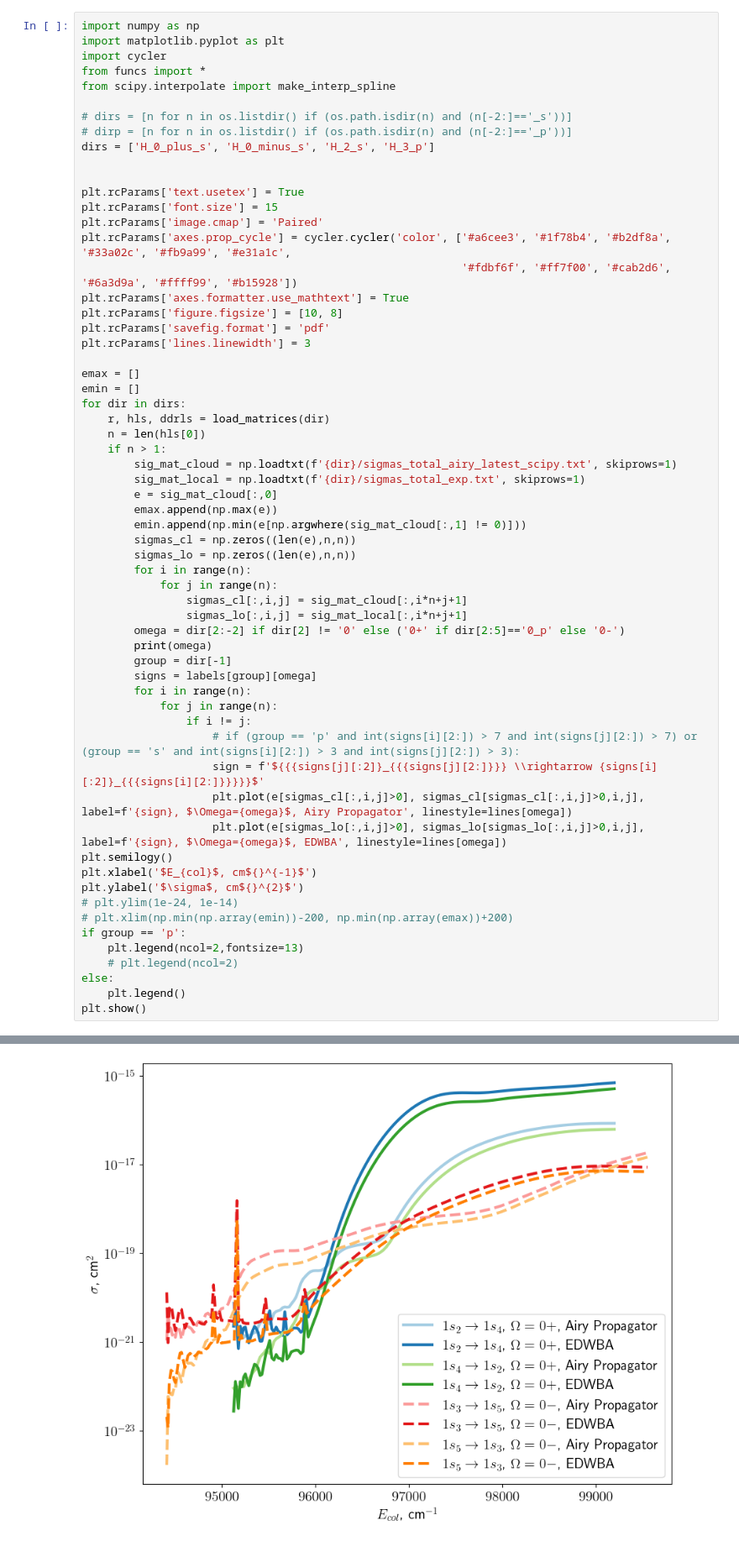
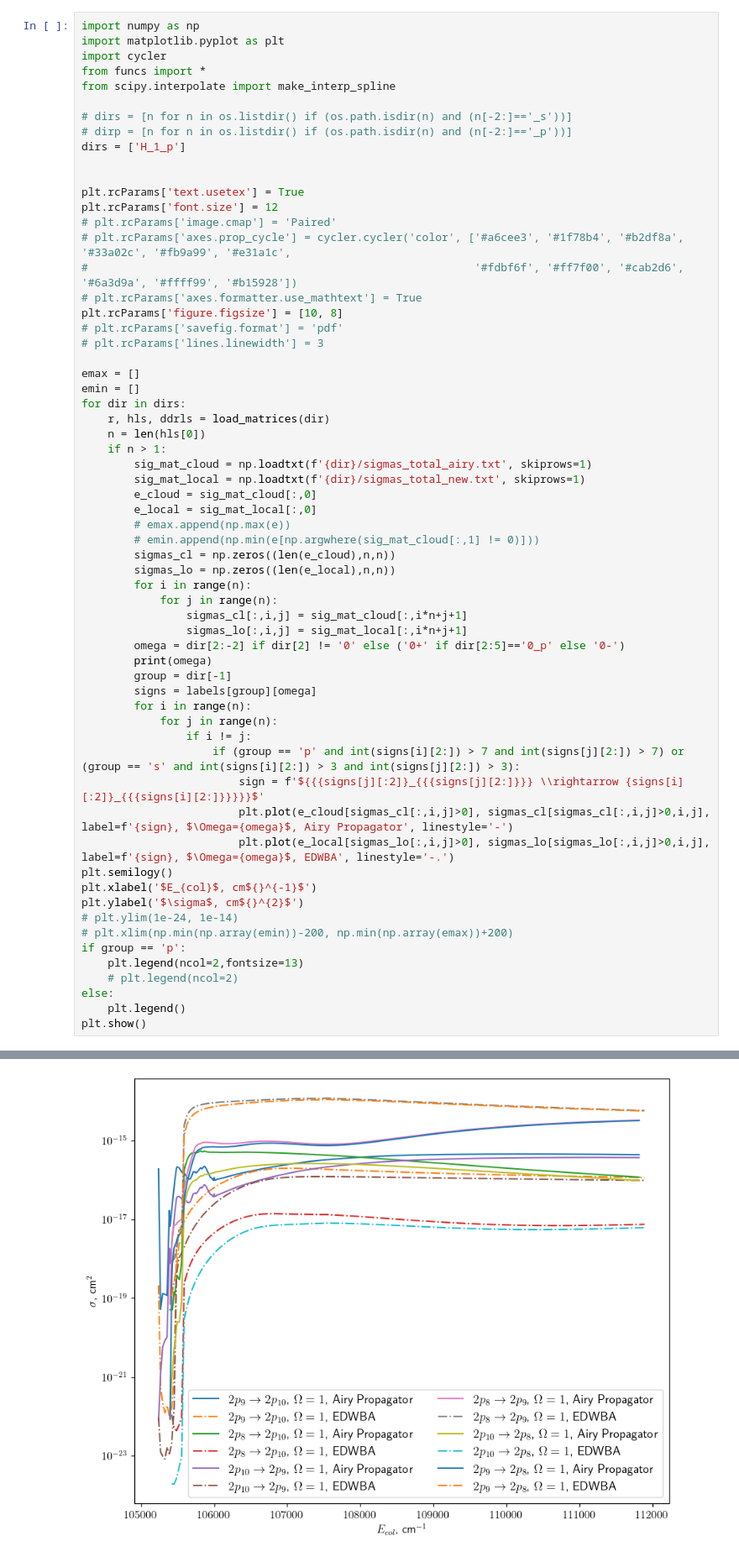
Before and after one commit to andrescorp93/ArHe_Inelastic, a Jupyter notebook: Airy_plot.ipynb, the cells around one changed output, grey strips where cells are left out. Shown at 84% size. Cells and saved outputs as stored; diff of their text form.

Commit message:
Airy cross sections and rate constants. V 1.0.

```diff
--- a/Airy_plot.ipynb
+++ b/Airy_plot.ipynb
@@ -7,18 +7,18 @@ from scipy.interpolate import make_interp_spline
 
 # dirs = [n for n in os.listdir() if (os.path.isdir(n) and (n[-2:]=='_s'))]
 # dirp = [n for n in os.listdir() if (os.path.isdir(n) and (n[-2:]=='_p'))]
-dirs = ['H_0_plus_s', 'H_0_minus_s', 'H_2_s', 'H_3_p']
+dirs = ['H_1_p']
 
 
 plt.rcParams['text.usetex'] = True
-plt.rcParams['font.size'] = 15
-plt.rcParams['image.cmap'] = 'Paired'
-plt.rcParams['axes.prop_cycle'] = cycler.cycler('color', ['#a6cee3', '#1f78b4', '#b2df8a', '#33a02c', '#fb9a99', '#e31a1c',
-                                                          '#fdbf6f', '#ff7f00', '#cab2d6', '#6a3d9a', '#ffff99', '#b15928'])
-plt.rcParams['axes.formatter.use_mathtext'] = True
+plt.rcParams['font.size'] = 12
+# plt.rcParams['image.cmap'] = 'Paired'
+# plt.rcParams['axes.prop_cycle'] = cycler.cycler('color', ['#a6cee3', '#1f78b4', '#b2df8a', '#33a02c', '#fb9a99', '#e31a1c',
+#                                                           '#fdbf6f', '#ff7f00', '#cab2d6', '#6a3d9a', '#ffff99', '#b15928'])
+# plt.rcParams['axes.formatter.use_mathtext'] = True
 plt.rcParams['figure.figsize'] = [10, 8]
-plt.rcParams['savefig.format'] = 'pdf'
-plt.rcParams['lines.linewidth'] = 3
+# plt.rcParams['savefig.format'] = 'pdf'
+# plt.rcParams['lines.linewidth'] = 3
 
 emax = []
 emin = []
@@ -26,13 +26,14 @@ for dir in dirs:
     r, hls, ddrls = load_matrices(dir)
     n = len(hls[0])
     if n > 1:
-        sig_mat_cloud = np.loadtxt(f'{dir}/sigmas_total_airy_latest_scipy.txt', skiprows=1)
-        sig_mat_local = np.loadtxt(f'{dir}/sigmas_total_exp.txt', skiprows=1)
-        e = sig_mat_cloud[:,0]
-        emax.append(np.max(e))
-        emin.append(np.min(e[np.argwhere(sig_mat_cloud[:,1] != 0)]))
-        sigmas_cl = np.zeros((len(e),n,n))
-        sigmas_lo = np.zeros((len(e),n,n))
+        sig_mat_cloud = np.loadtxt(f'{dir}/sigmas_total_airy.txt', skiprows=1)
+        sig_mat_local = np.loadtxt(f'{dir}/sigmas_total_new.txt', skiprows=1)
+        e_cloud = sig_mat_cloud[:,0]
+        e_local = sig_mat_local[:,0]
+        # emax.append(np.max(e))
+        # emin.append(np.min(e[np.argwhere(sig_mat_cloud[:,1] != 0)]))
+        sigmas_cl = np.zeros((len(e_cloud),n,n))
+        sigmas_lo = np.zeros((len(e_local),n,n))
         for i in range(n):
             for j in range(n):
                 sigmas_cl[:,i,j] = sig_mat_cloud[:,i*n+j+1]
@@ -44,10 +45,10 @@ for dir in dirs:
         for i in range(n):
             for j in range(n):
                 if i != j:
-                    # if (group == 'p' and int(signs[i][2:]) > 7 and int(signs[j][2:]) > 7) or (group == 's' and int(signs[i][2:]) > 3 and int(signs[j][2:]) > 3):
-                    sign = f'${{{signs[j][:2]}_{{{signs[j][2:]}}} \\rightarrow {signs[i][:2]}_{{{signs[i][2:]}}}}}$'
-                    plt.plot(e[sigmas_cl[:,i,j]>0], sigmas_cl[sigmas_cl[:,i,j]>0,i,j], label=f'{sign}, $\Omega={omega}$, Airy Propagator', linestyle=lines[omega])
-                    plt.plot(e[sigmas_lo[:,i,j]>0], sigmas_lo[sigmas_lo[:,i,j]>0,i,j], label=f'{sign}, $\Omega={omega}$, EDWBA', linestyle=lines[omega])
+                    if (group == 'p' and int(signs[i][2:]) > 7 and int(signs[j][2:]) > 7) or (group == 's' and int(signs[i][2:]) > 3 and int(signs[j][2:]) > 3):
+                        sign = f'${{{signs[j][:2]}_{{{signs[j][2:]}}} \\rightarrow {signs[i][:2]}_{{{signs[i][2:]}}}}}$'
+                        plt.plot(e_cloud[sigmas_cl[:,i,j]>0], sigmas_cl[sigmas_cl[:,i,j]>0,i,j], label=f'{sign}, $\Omega={omega}$, Airy Propagator', linestyle='-')
+                        plt.plot(e_local[sigmas_lo[:,i,j]>0], sigmas_lo[sigmas_lo[:,i,j]>0,i,j], label=f'{sign}, $\Omega={omega}$, EDWBA', linestyle='-.')
 plt.semilogy()
 plt.xlabel('$E_{col}$, cm${}^{-1}$')
 plt.ylabel('$\sigma$, cm${}^{2}$')
@@ -65 +65 @@ plt.show()
-[figure, old version]
+[figure, new version]
```
Also changed, not shown: parts of 1 cell of this notebook, 23 other files.
